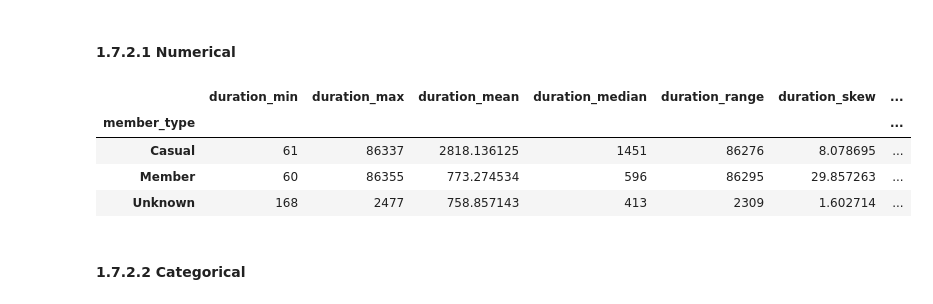
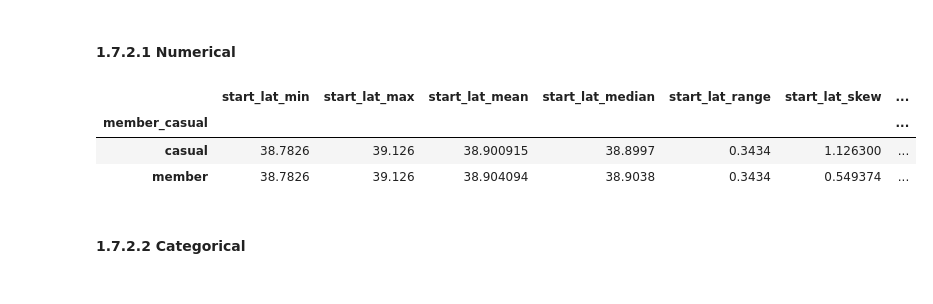
Before and after one commit to panambY/Trip_History, a Jupyter notebook: Trip_History.ipynb, the cells around one changed output. Cells and saved outputs as stored; diff of their text form; code cells hidden in the pictures.

```diff
--- a/Trip_History.ipynb
+++ b/Trip_History.ipynb
@@ -173,0 +186,4 @@ dtype: int64
+# %%
+# I tried to complete the "start_lat" and "star_lng" finding other row which had the same station name with its lat/lng filled, but there wasn't.
+# Because of this, I have to drop the entire row.
+df1.dropna( subset=['start_lat', 'start_lng'], inplace=True )
@@ -173,0 +203,8 @@ dtype: int64
+# %%
+df1.dropna( subset=['end_lat', 'end_lng'], inplace=True )
+# %%
+# In the "is_equity" column I have a lot of NaN values. I will drop the variable.
+df1.drop( ['is_equity'], axis=1, inplace=True )
+# %%
+# As now I have sure that I won't need of these variables in any treatment of NaN values, I will drop them.
+df1.drop( ['start_station_name', 'start_station_id', 'end_station_name', 'end_station_id'], axis=1, inplace=True )
@@ -229,37 +285,43 @@ cat_attributes.drop( 'id', axis=1 ).describe()
 # %% [markdown]
 #### 1.7.2.1 Numerical
 # %%
-aux = df1[['duration', 'start_station_number', 'end_station_number', 'member_type']].groupby( 'member_type' ).agg(
-        duration_min      = ('duration', 'min'),
-        duration_max      = ('duration', 'max'),
-        duration_mean     = ('duration', 'mean'),
-        duration_median   = ('duration', 'median'),
-        duration_range    = ('duration', lambda x: x.max() - x.min() ),
-        duration_skew     = ('duration', lambda x: x.skew() ),
-        duration_kurtosis = ( 'duration', lambda x: x.kurtosis() ),
-        start_station_number_min    =   ('start_station_number', 'min'),
-        start_station_number_max    =   ('start_station_number', 'max'),
-        start_station_number_mean   =   ('start_station_number', 'mean'),
-        start_station_number_median =   ('start_station_number', 'median'),
-        start_station_number_range  =   ('start_station_number', lambda x: x.max() - x.min() ),
-        start_station_number_skew   =   ('start_station_number', lambda x: x.skew() ),
-        start_station_number_kurtosis = ( 'start_station_number', lambda x: x.kurtosis() ),
-        end_station_numberr_min    =   ('end_station_number', 'min'),
-        end_station_number_max    =   ('end_station_number', 'max'),
-        end_station_number_mean   =   ('end_station_number', 'mean'),
-        end_station_number_median =   ('end_station_number', 'median'),
-        end_station_number_range  =   ('end_station_number', lambda x: x.max() - x.min() ),
-        end_station_number_skew   =   ('end_station_number', lambda x: x.skew() ),
-        end_station_number_kurtosis = ( 'end_station_number', lambda x: x.kurtosis() ) )
+aux = df1[['start_lat', 'start_lng', 'end_lat', 'end_lng']].groupby( df1['member_casual'] ).agg(
+        start_lat_min      = ('start_lat', 'min'),
+        start_lat_max      = ('start_lat', 'max'),
+        start_lat_mean     = ('start_lat', 'mean'),
+        start_lat_median   = ('start_lat', 'median'),
+        start_lat_range    = ('start_lat', lambda x: x.max() - x.min() ),
+        start_lat_skew     = ('start_lat', lambda x: x.skew() ),
+        start_lat_kurtosis = ( 'start_lat', lambda x: x.kurtosis() ),
+        start_lng_min    =   ('start_lng', 'min'),
+        start_lng_max    =   ('start_lng', 'max'),
+        start_lng_mean   =   ('start_lng', 'mean'),
+        start_lng_median =   ('start_lng', 'median'),
+        start_lng_range  =   ('start_lng', lambda x: x.max() - x.min() ),
+        start_lng_skew   =   ('start_lng', lambda x: x.skew() ),
+        start_lng_kurtosis = ( 'start_lng', lambda x: x.kurtosis() ),
+        end_lat_min    =   ('end_lat', 'min'),
+        end_lat_max    =   ('end_lat', 'max'),
+        end_lat_mean   =   ('end_lat', 'mean'),
+        end_lat_median =   ('end_lat', 'median'),
+        end_lat_range  =   ('end_lat', lambda x: x.max() - x.min() ),
+        end_lat_skew   =   ('end_lat', lambda x: x.skew() ),
+        end_lat_kurtosis = ( 'end_lat', lambda x: x.kurtosis() ),
+        end_lng_min    =   ('end_lng', 'min'),
+        end_lng_max    =   ('end_lng', 'max'),
+        end_lng_mean   =   ('end_lng', 'mean'),
+        end_lng_median =   ('end_lng', 'median'),
+        end_lng_range  =   ('end_lng', lambda x: x.max() - x.min() ),
+        end_lng_skew   =   ('end_lng', lambda x: x.skew() ),
+        end_lng_kurtosis = ( 'end_lng', lambda x: x.kurtosis() ))
 
 # show table
 aux
 # %% [output]
-|  | duration_min | duration_max | duration_mean | duration_median | duration_range | duration_skew | ... |
-| member_type |  |  |  |  |  |  | ... |
-| Casual | 61 | 86337 | 2818.136125 | 1451 | 86276 | 8.078695 | ... |
-| Member | 60 | 86355 | 773.274534 | 596 | 86295 | 29.857263 | ... |
-| Unknown | 168 | 2477 | 758.857143 | 413 | 2309 | 1.602714 | ... |
+|  | start_lat_min | start_lat_max | start_lat_mean | start_lat_median | start_lat_range | start_lat_skew | ... |
+| member_casual |  |  |  |  |  |  | ... |
+| casual | 38.7826 | 39.126 | 38.900915 | 38.8997 | 0.3434 | 1.126300 | ... |
+| member | 38.7826 | 39.126 | 38.904094 | 38.9038 | 0.3434 | 0.549374 | ... |
 # %% [markdown]
 #### 1.7.2.2 Categorical
 # %%
```
Also changed, not shown: parts of 43 cells of this notebook.
